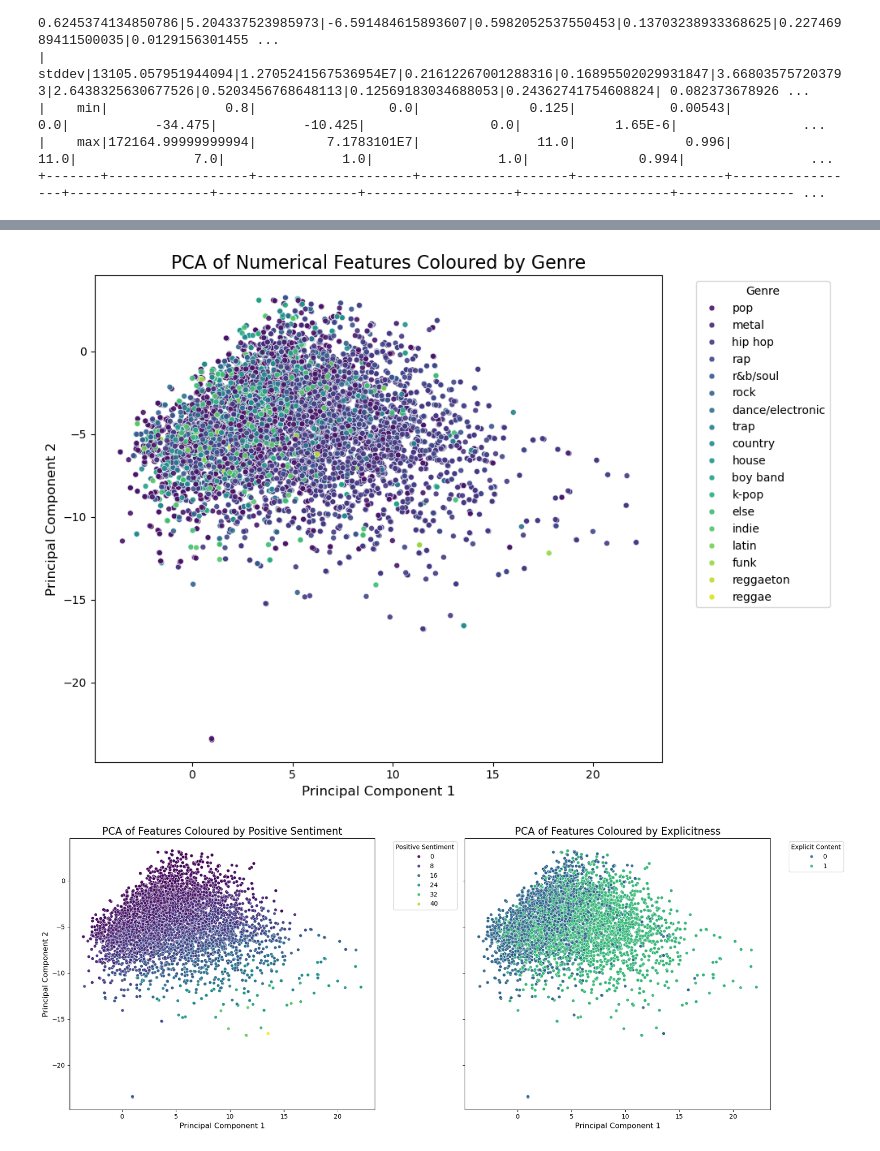
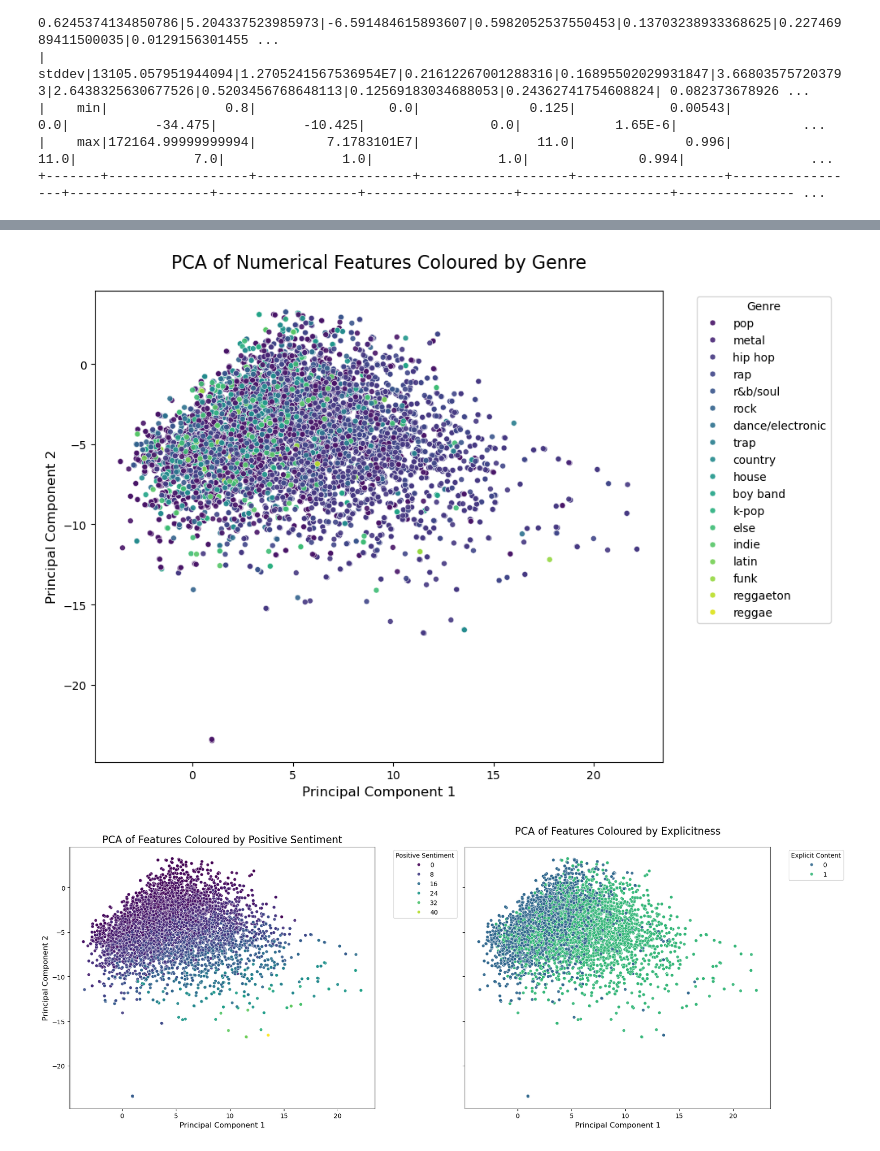
Before and after one commit to nathanbrz/Music_Analytics_and_Recommendation, a Jupyter notebook: code/EDA.ipynb, the cells around one changed output, grey strips where cells are left out. Cells and saved outputs as stored; diff of their text form; code cells hidden in the pictures.

```diff
--- a/code/EDA.ipynb
+++ b/code/EDA.ipynb
@@ -304,35 +339,35 @@ df_scaled = scaler_model.transform(df_with_features)
 # Apply PCA to the scaled features
 pca = PCA(k=2, inputCol="features_scaled", outputCol="pca_features")
 pca_model = pca.fit(df_scaled)
 pca_result = pca_model.transform(df_scaled)
 
 # Convert PCA result to Pandas for visualization
 pandas_df = pca_result.select("pca_features", "Genre_new", 'positive', 'Explicit_true').toPandas()
 pandas_df[['PCA1', 'PCA2']] = pandas_df['pca_features'].apply(lambda x: list(x)).to_list()
 
 # Create a scatter plot for PCA results
 plt.figure(figsize=(10, 7))
 sns.scatterplot(
     x="PCA1",
     y="PCA2",
     hue="Genre_new",  # Color by Genre_new
     data=pandas_df,
     palette="viridis",
     s=25,  # Point size
     alpha=0.9  # Transparency
 )
 
 # Add labels and title
-plt.title("PCA of Numerical Features Coloured by Genre", fontsize=16)
+plt.title("PCA of Numerical Features Coloured by Genre", fontsize=16, pad=20)
 plt.xlabel("Principal Component 1", fontsize=12)
 plt.ylabel("Principal Component 2", fontsize=12)
 
 # Add legend and layout adjustments
 plt.legend(title="Genre", bbox_to_anchor=(1.05, 1), loc='upper left')
 plt.tight_layout()
 plt.show()
 # %% [output]
-[figure, old version]
+[figure, new version]
 # %%
 # Create 2 more subplots for PCA results with different hues
 fig, axes = plt.subplots(1, 2, figsize=(18, 7), sharey=True)
@@ -352,7 +387,7 @@ sns.scatterplot(
     x="PCA1", y="PCA2", hue="Explicit_true",
     data=pandas_df, palette="viridis", s=25, alpha=0.9, ax=axes[1]
 )
-axes[1].set_title("PCA of Features Coloured by Explicitness", fontsize=16)
+axes[1].set_title("PCA of Features Coloured by Explicitness", fontsize=16, pad=20)
 axes[1].set_xlabel("Principal Component 1", fontsize=12)
 axes[1].legend(title="Explicit Content", bbox_to_anchor=(1.05, 1), loc='upper left')
 
@@ -360,4 +395,4 @@ axes[1].legend(title="Explicit Content", bbox_to_anchor=(1.05, 1), loc='upper le
 plt.tight_layout()
 plt.show()
 # %% [output]
-[figure, old version]
+[figure, new version]
```
Also changed, not shown: parts of 7 cells of this notebook.
